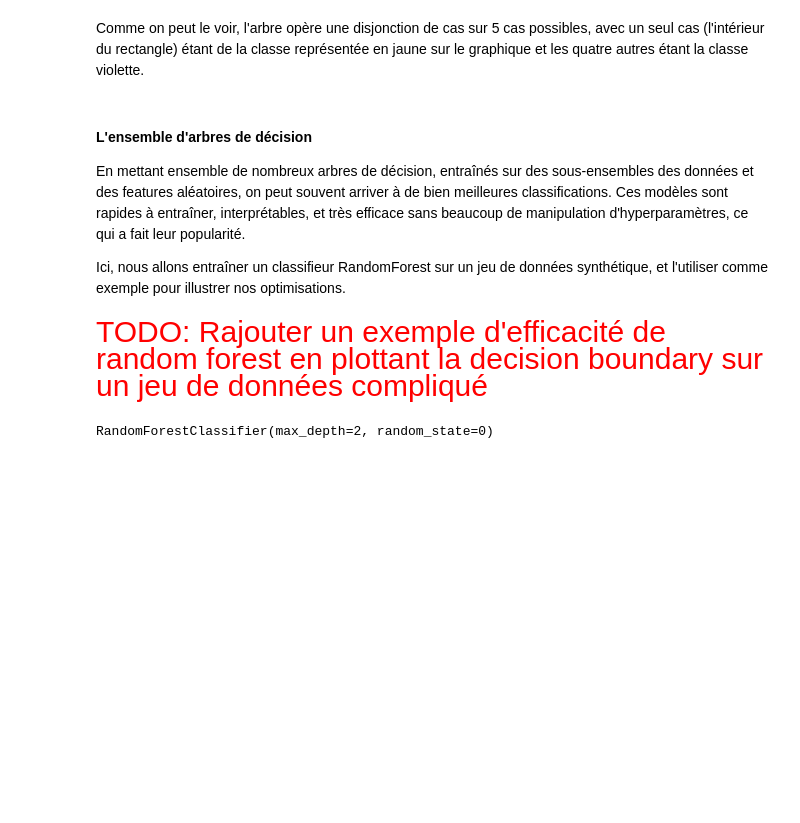
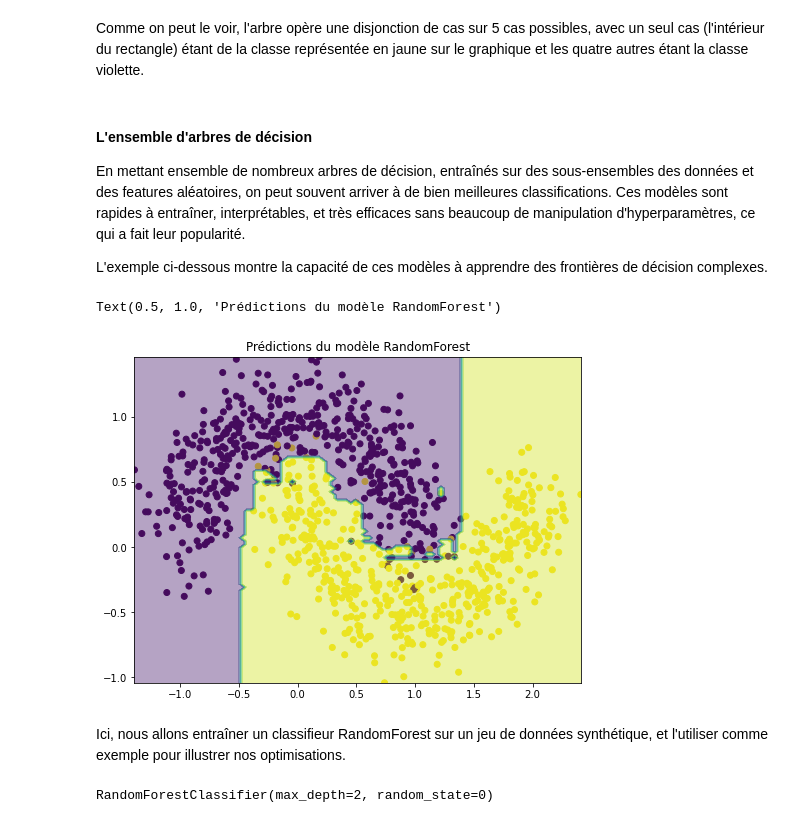
Before and after one commit to Nathra21/eltdm_project, a Jupyter notebook: Report.ipynb, the cells around one changed output. Cells and saved outputs as stored; diff of their text form; code cells hidden in the pictures; blank space fills up the shorter version.

```diff
--- a/Report.ipynb
+++ b/Report.ipynb
@@ -80,11 +80,29 @@ plot_decision_tree(tree)
 Comme on peut le voir, l'arbre opère une disjonction de cas sur 5 cas possibles, avec un seul cas (l'intérieur du rectangle) étant de la classe représentée en jaune sur le graphique et les quatre autres étant la classe violette.
 # %% [markdown]
 #### L'ensemble d'arbres de décision
-En mettant ensemble de nombreux arbres de décision, entraînés sur des sous-ensembles des données et des features aléatoires, on peut souvent arriver à de bien meilleures classifications. Ces modèles sont rapides à entraîner, interprétables, et très efficace sans beaucoup de manipulation d'hyperparamètres, ce qui a fait leur popularité.
+En mettant ensemble de nombreux arbres de décision, entraînés sur des sous-ensembles des données et des features aléatoires, on peut souvent arriver à de bien meilleures classifications. Ces modèles sont rapides à entraîner, interprétables, et très efficaces sans beaucoup de manipulation d'hyperparamètres, ce qui a fait leur popularité.
 
-Ici, nous allons entraîner un classifieur RandomForest sur un jeu de données synthétique, et l'utiliser comme exemple pour illustrer nos optimisations.
+L'exemple ci-dessous montre la capacité de ces modèles à apprendre des frontières de décision complexes.
-# %% [markdown]
-<span style="color:red;font-size:30px">TODO: Rajouter un exemple d'efficacité de random forest en plottant la decision boundary sur un jeu de données compliqué</span>
+# %%
+X, y = make_moons(n_samples=1000, noise=0.2)
+rf = RandomForestClassifier(n_estimators=100)
+rf.fit(X, y)
+
+plt.subplots(figsize=(8, 6))
+plt.scatter(X[:, 0], X[:, 1], c=y)
+
+grid_1d = np.linspace(-1.1, 1.1, 100)
+xx, yy = np.meshgrid(np.linspace(X[:, 0].min(), X[:, 0].max(), 100), np.linspace(X[:, 1].min(), X[:, 1].max(), 100))
+Z = rf.predict(np.c_[xx.ravel(), yy.ravel()])
+Z = Z.reshape(xx.shape)
+plt.contourf(xx, yy, Z, alpha=0.4)
+
+plt.title("Prédictions du modèle RandomForest")
+# %% [output]
+Text(0.5, 1.0, 'Prédictions du modèle RandomForest')
+[figure, added]
+# %% [markdown]
+Ici, nous allons entraîner un classifieur RandomForest sur un jeu de données synthétique, et l'utiliser comme exemple pour illustrer nos optimisations.
 # %%
 X, y = make_classification(n_samples=1000, n_features=4,
                            n_informative=2, n_redundant=0,
```
Also changed, not shown: parts of 1 cell of this notebook.
